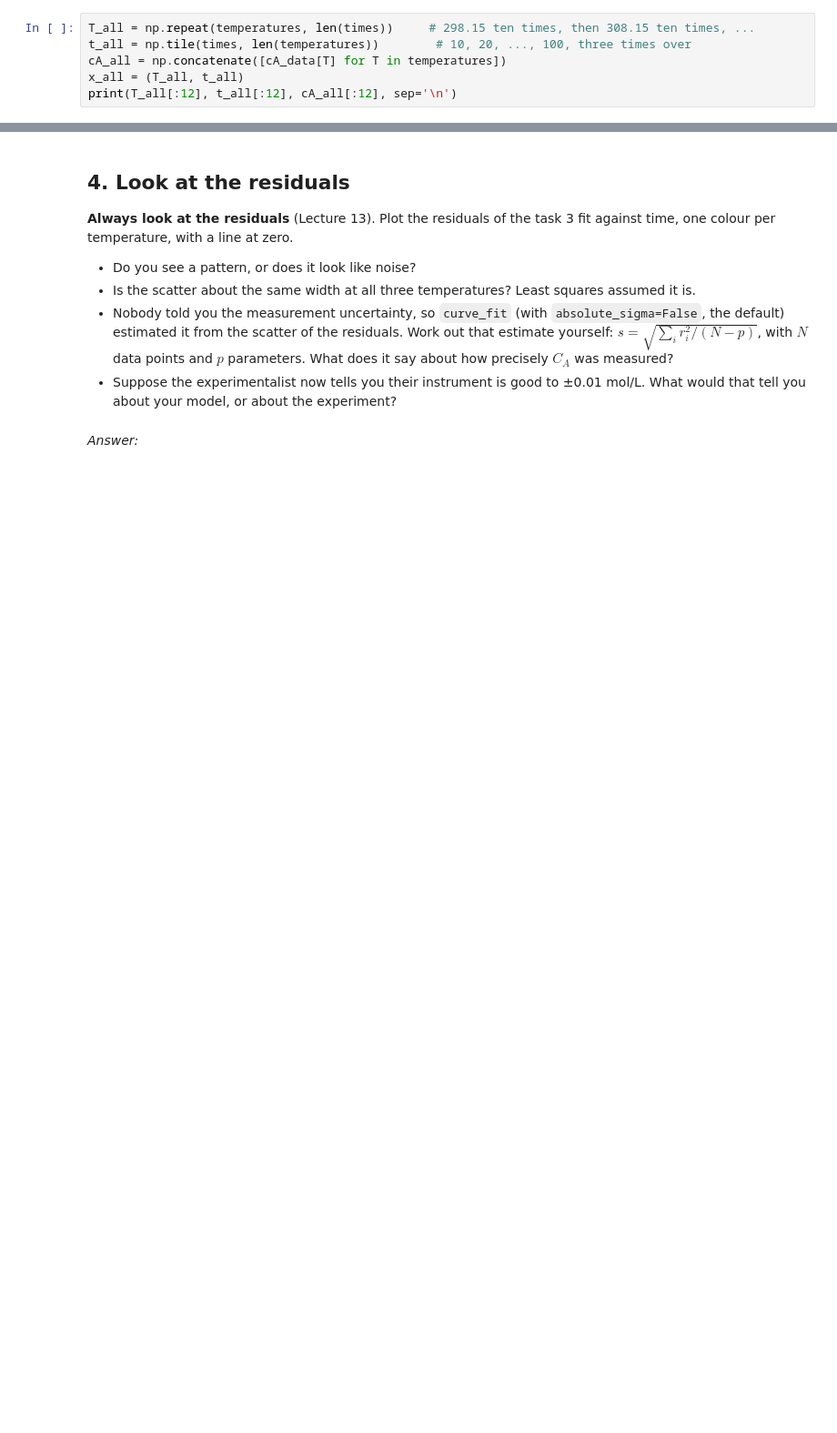
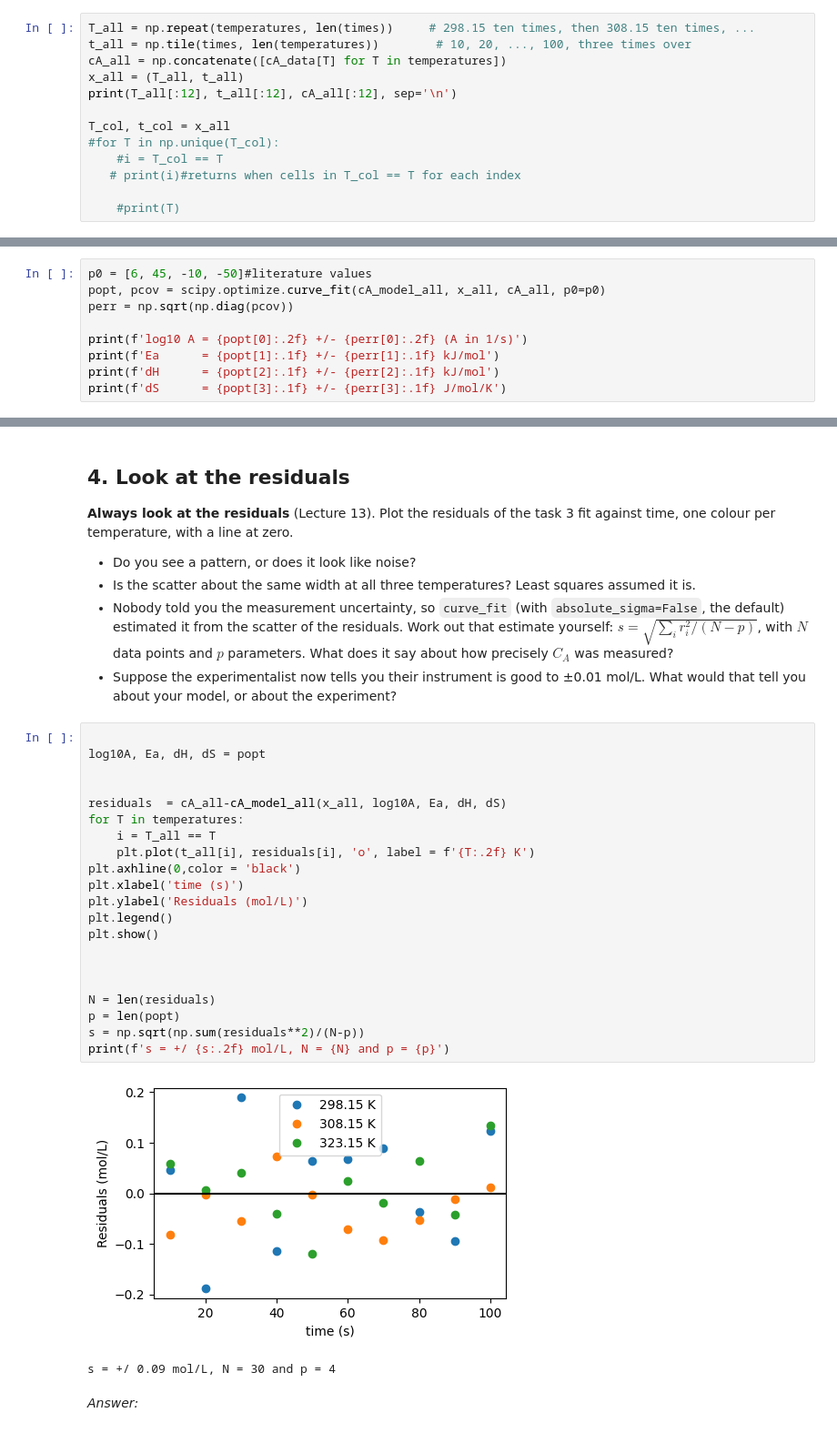
Before and after one commit to languenni/parameter-estimation, a Jupyter notebook: batch-reactor-regression.ipynb, the cells around one changed output, grey strips where cells are left out. Shown at 91% size. Saved outputs shown, nothing was run; the diff lists cells and outputs as text; blank space fills up the shorter version.

```diff
--- a/batch-reactor-regression.ipynb
+++ b/batch-reactor-regression.ipynb
@@ -314,6 +314,13 @@ t_all = np.tile(times, len(temperatures))        # 10, 20, ..., 100, three times
 cA_all = np.concatenate([cA_data[T] for T in temperatures])
 x_all = (T_all, t_all)
 print(T_all[:12], t_all[:12], cA_all[:12], sep='\n')
+
+T_col, t_col = x_all
+#for T in np.unique(T_col):
+    #i = T_col == T
+   # print(i)#returns when cells in T_col == T for each index
+
+    #print(T)
 # %% [output]
 [298.15 298.15 298.15 298.15 298.15 298.15 298.15 298.15 298.15 298.15
  308.15 308.15]
@@ -340,3 +378,12 @@ def cA_model_all(x, log10A, Ea, dH, dS):
 # %% [markdown]
 **(b)** Now start from your estimates from before the experiments instead (6, 45, −10, −50).
 Does it find the same answer? How far did the data move you from what you expected?
+# %%
+p0 = [6, 45, -10, -50]#literature values
+popt, pcov = scipy.optimize.curve_fit(cA_model_all, x_all, cA_all, p0=p0)
+perr = np.sqrt(np.diag(pcov))
+
+print(f'log10 A = {popt[0]:.2f} +/- {perr[0]:.2f} (A in 1/s)')
+print(f'Ea      = {popt[1]:.1f} +/- {perr[1]:.1f} kJ/mol')
+print(f'dH      = {popt[2]:.1f} +/- {perr[2]:.1f} kJ/mol')
+print(f'dS      = {popt[3]:.1f} +/- {perr[3]:.1f} J/mol/K')
@@ -366,5 +465,29 @@ time, one colour per temperature, with a line at zero.
   it say about how precisely $C_A$ was measured?
 - Suppose the experimentalist now tells you their instrument is good to ±0.01 mol/L.
   What would that tell you about your model, or about the experiment?
+# %%
+
+log10A, Ea, dH, dS = popt
+
+
+residuals  = cA_all-cA_model_all(x_all, log10A, Ea, dH, dS)
+for T in temperatures:
+    i = T_all == T
+    plt.plot(t_all[i], residuals[i], 'o', label = f'{T:.2f} K')
+plt.axhline(0,color = 'black')
+plt.xlabel('time (s)')
+plt.ylabel('Residuals (mol/L)')
+plt.legend()
+plt.show()
+
+
+
+N = len(residuals)
+p = len(popt)
+s = np.sqrt(np.sum(residuals**2)/(N-p))
+print(f's = +/ {s:.2f} mol/L, N = {N} and p = {p}')
+# %% [output]
+[figure, added]
+s = +/ 0.09 mol/L, N = 30 and p = 4
 # %% [markdown]
 *Answer:*
```
Also changed, not shown: parts of 8 cells of this notebook.
